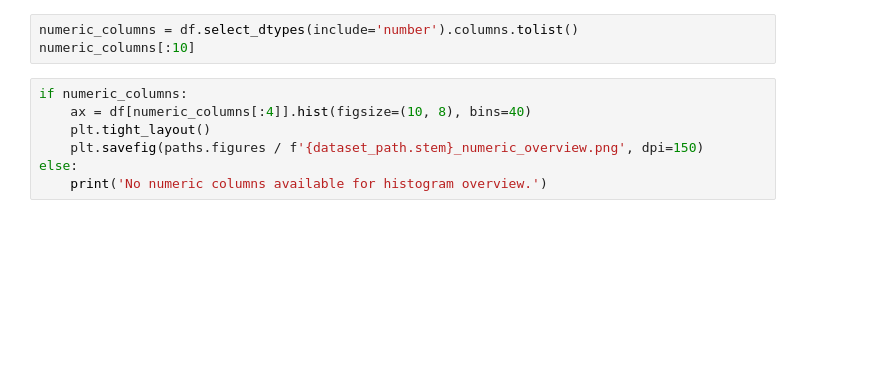
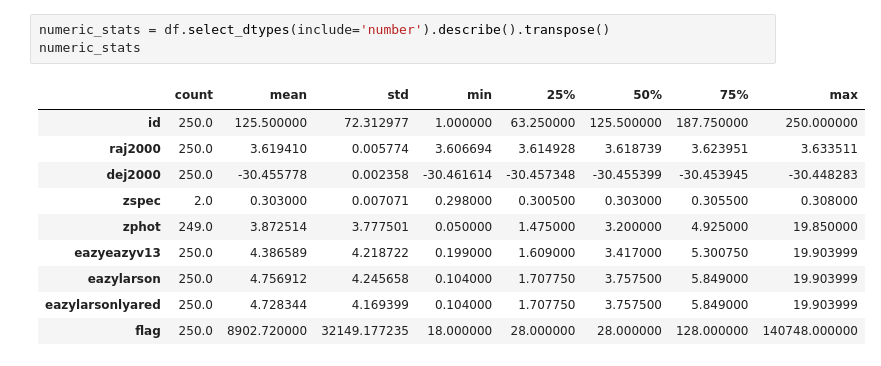
Before and after one commit to ChristinaOdetEm/cosmos, a Jupyter notebook: notebooks/01_catalog_eda_template.ipynb, the cells around one changed output. Cells and saved outputs as stored; diff of their text form; blank space fills up the shorter version.

```diff
--- a/notebooks/01_catalog_eda_template.ipynb
+++ b/notebooks/01_catalog_eda_template.ipynb
@@ -63,10 +113,14 @@ summary.sort_values('missing_fraction', ascending=False).head(20)
 # %%
-numeric_columns = df.select_dtypes(include='number').columns.tolist()
-numeric_columns[:10]
+numeric_stats = df.select_dtypes(include='number').describe().transpose()
+numeric_stats
+# %% [output]
+|  | count | mean | std | min | 25% | 50% | 75% | max |
+| id | 250.0 | 125.500000 | 72.312977 | 1.000000 | 63.250000 | 125.500000 | 187.750000 | 250.000000 |
+| raj2000 | 250.0 | 3.619410 | 0.005774 | 3.606694 | 3.614928 | 3.618739 | 3.623951 | 3.633511 |
+| dej2000 | 250.0 | -30.455778 | 0.002358 | -30.461614 | -30.457348 | -30.455399 | -30.453945 | -30.448283 |
+| zspec | 2.0 | 0.303000 | 0.007071 | 0.298000 | 0.300500 | 0.303000 | 0.305500 | 0.308000 |
+| zphot | 249.0 | 3.872514 | 3.777501 | 0.050000 | 1.475000 | 3.200000 | 4.925000 | 19.850000 |
+| eazyeazyv13 | 250.0 | 4.386589 | 4.218722 | 0.199000 | 1.609000 | 3.417000 | 5.300750 | 19.903999 |
+| eazylarson | 250.0 | 4.756912 | 4.245658 | 0.104000 | 1.707750 | 3.757500 | 5.849000 | 19.903999 |
+| eazylarsonlyared | 250.0 | 4.728344 | 4.169399 | 0.104000 | 1.707750 | 3.757500 | 5.849000 | 19.903999 |
+| flag | 250.0 | 8902.720000 | 32149.177235 | 18.000000 | 28.000000 | 28.000000 | 128.000000 | 140748.000000 |
-# %%
-if numeric_columns:
-    ax = df[numeric_columns[:4]].hist(figsize=(10, 8), bins=40)
-    plt.tight_layout()
-    plt.savefig(paths.figures / f'{dataset_path.stem}_numeric_overview.png', dpi=150)
-else:
-    print('No numeric columns available for histogram overview.')
```
Also changed, not shown: parts of 7 cells of this notebook, 10 other files.
